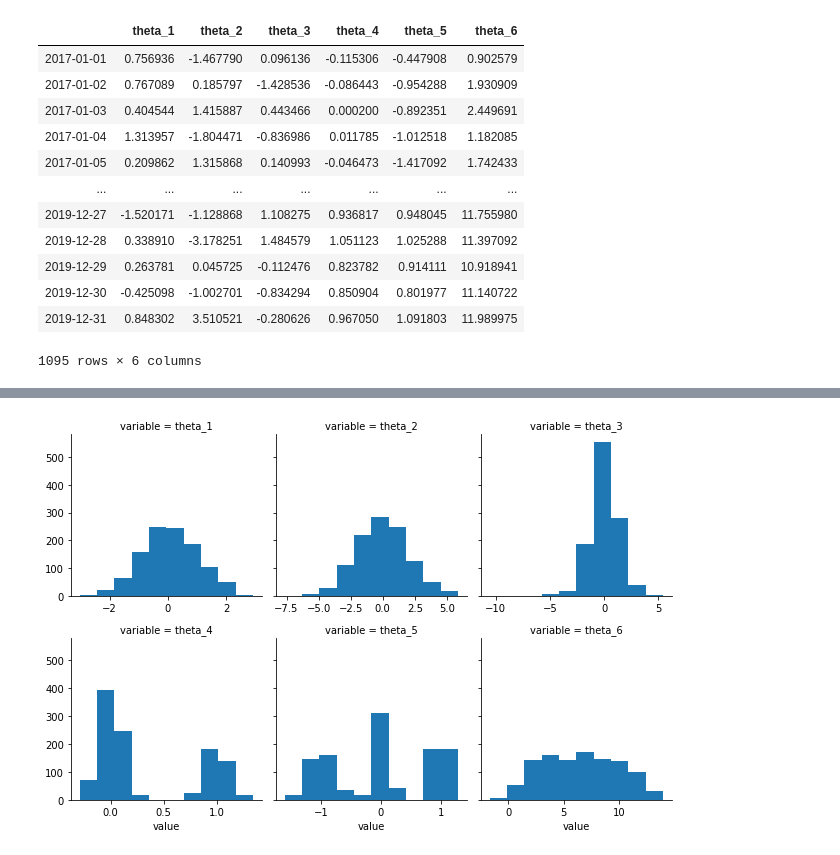
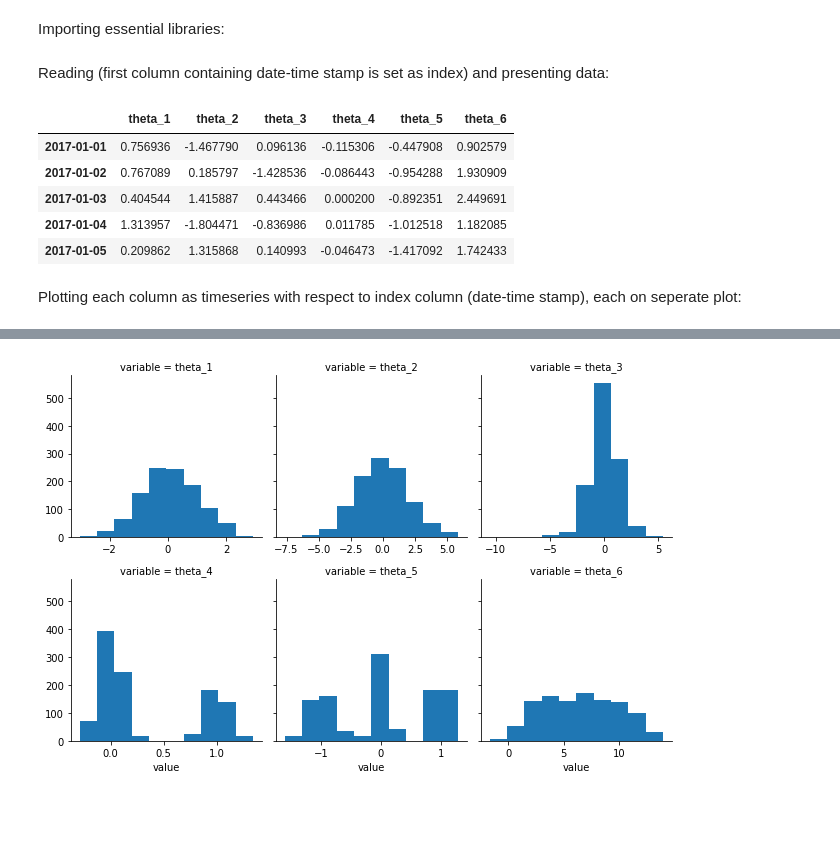
Before and after one commit to gondekbartlomiej/Data-Analitics, a Jupyter notebook: lab_1/command_files/main.ipynb, the cells around one changed output, grey strips where cells are left out. Saved outputs shown, nothing was run; the diff lists cells and outputs as text; code cells hidden in the pictures; blank space fills up the shorter version.

```diff
--- a/lab_1/command_files/main.ipynb
+++ b/lab_1/command_files/main.ipynb
@@ -1,24 +1,23 @@
+# %% [markdown]
+Importing essential libraries:
 # %%
 import pandas as pd
 import matplotlib.pyplot as plt
 import seaborn as sns
+# %% [markdown]
+Reading (first column containing date-time stamp is set as index) and presenting data:
 # %%
 df = pd.read_csv('../working_data/Data1.csv',index_col=0)
-df
+df.head()
 # %% [output]
 |  | theta_1 | theta_2 | theta_3 | theta_4 | theta_5 | theta_6 |
 | 2017-01-01 | 0.756936 | -1.467790 | 0.096136 | -0.115306 | -0.447908 | 0.902579 |
 | 2017-01-02 | 0.767089 | 0.185797 | -1.428536 | -0.086443 | -0.954288 | 1.930909 |
 | 2017-01-03 | 0.404544 | 1.415887 | 0.443466 | 0.000200 | -0.892351 | 2.449691 |
 | 2017-01-04 | 1.313957 | -1.804471 | -0.836986 | 0.011785 | -1.012518 | 1.182085 |
 | 2017-01-05 | 0.209862 | 1.315868 | 0.140993 | -0.046473 | -1.417092 | 1.742433 |
-| ... | ... | ... | ... | ... | ... | ... |
-| 2019-12-27 | -1.520171 | -1.128868 | 1.108275 | 0.936817 | 0.948045 | 11.755980 |
-| 2019-12-28 | 0.338910 | -3.178251 | 1.484579 | 1.051123 | 1.025288 | 11.397092 |
-| 2019-12-29 | 0.263781 | 0.045725 | -0.112476 | 0.823782 | 0.914111 | 10.918941 |
-| 2019-12-30 | -0.425098 | -1.002701 | -0.834294 | 0.850904 | 0.801977 | 11.140722 |
-| 2019-12-31 | 0.848302 | 3.510521 | -0.280626 | 0.967050 | 1.091803 | 11.989975 |
-1095 rows × 6 columns
+# %% [markdown]
+Plotting each column as timeseries with respect to index column (date-time stamp), each on seperate plot:
 # %%
 for c in df.columns[1:]:
     df[c].plot()
```
Also changed, not shown: parts of 12 cells of this notebook, 22 other files.
